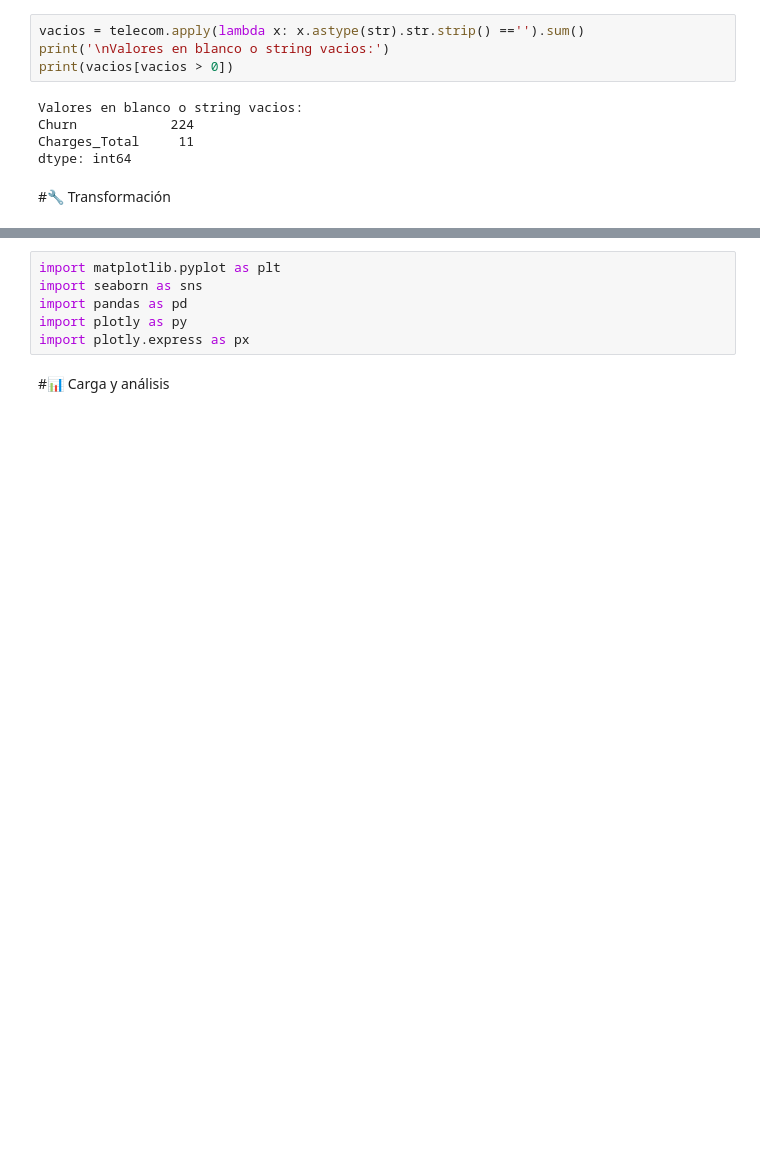
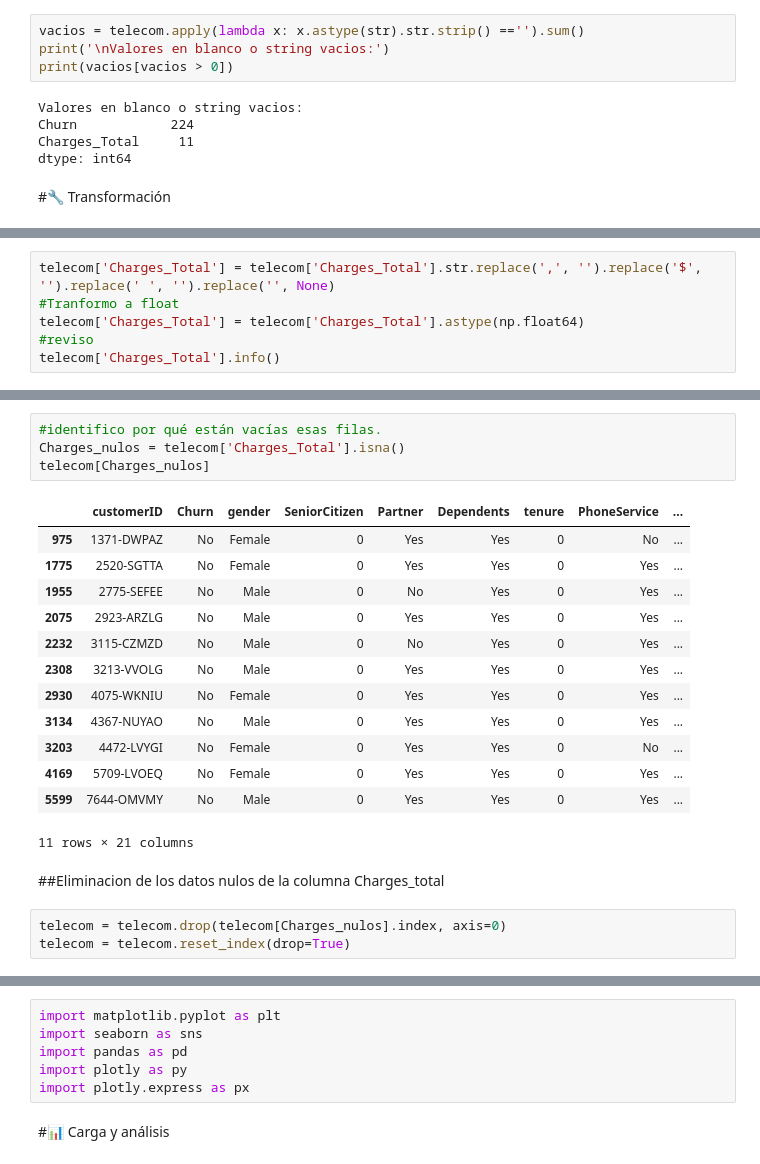
Before and after one commit to AlexTovar31/AlexTovar31, a Jupyter notebook: TelecomX_LATAM.ipynb, the cells around one changed output, grey strips where cells are left out. Drawn from its saved outputs; the diff is of its cells as text; blank space fills up the shorter version.

```diff
--- a/TelecomX_LATAM.ipynb
+++ b/TelecomX_LATAM.ipynb
@@ -128,0 +133,6 @@ dtype: int64
+# %%
+telecom['Charges_Total'] = telecom['Charges_Total'].str.replace(',', '').replace('$', '').replace(' ', '').replace('', None)
+#Tranformo a float
+telecom['Charges_Total'] = telecom['Charges_Total'].astype(np.float64)
+#reviso
+telecom['Charges_Total'].info()
@@ -128,0 +148,23 @@ dtype: int64
+# %%
+#identifico por qué están vacías esas filas.
+Charges_nulos = telecom['Charges_Total'].isna()
+telecom[Charges_nulos]
+# %% [output]
+|  | customerID | Churn | gender | SeniorCitizen | Partner | Dependents | tenure | PhoneService | ... |
+| 975 | 1371-DWPAZ | No | Female | 0 | Yes | Yes | 0 | No | ... |
+| 1775 | 2520-SGTTA | No | Female | 0 | Yes | Yes | 0 | Yes | ... |
+| 1955 | 2775-SEFEE | No | Male | 0 | No | Yes | 0 | Yes | ... |
+| 2075 | 2923-ARZLG | No | Male | 0 | Yes | Yes | 0 | Yes | ... |
+| 2232 | 3115-CZMZD | No | Male | 0 | No | Yes | 0 | Yes | ... |
+| 2308 | 3213-VVOLG | No | Male | 0 | Yes | Yes | 0 | Yes | ... |
+| 2930 | 4075-WKNIU | No | Female | 0 | Yes | Yes | 0 | Yes | ... |
+| 3134 | 4367-NUYAO | No | Male | 0 | Yes | Yes | 0 | Yes | ... |
+| 3203 | 4472-LVYGI | No | Female | 0 | Yes | Yes | 0 | No | ... |
+| 4169 | 5709-LVOEQ | No | Female | 0 | Yes | Yes | 0 | Yes | ... |
+| 5599 | 7644-OMVMY | No | Male | 0 | Yes | Yes | 0 | Yes | ... |
+11 rows × 21 columns
+# %% [markdown]
+##Eliminacion de los datos nulos de la columna Charges_total
+# %%
+telecom = telecom.drop(telecom[Charges_nulos].index, axis=0)
+telecom = telecom.reset_index(drop=True)
```
Also changed, not shown: parts of 9 cells of this notebook.
